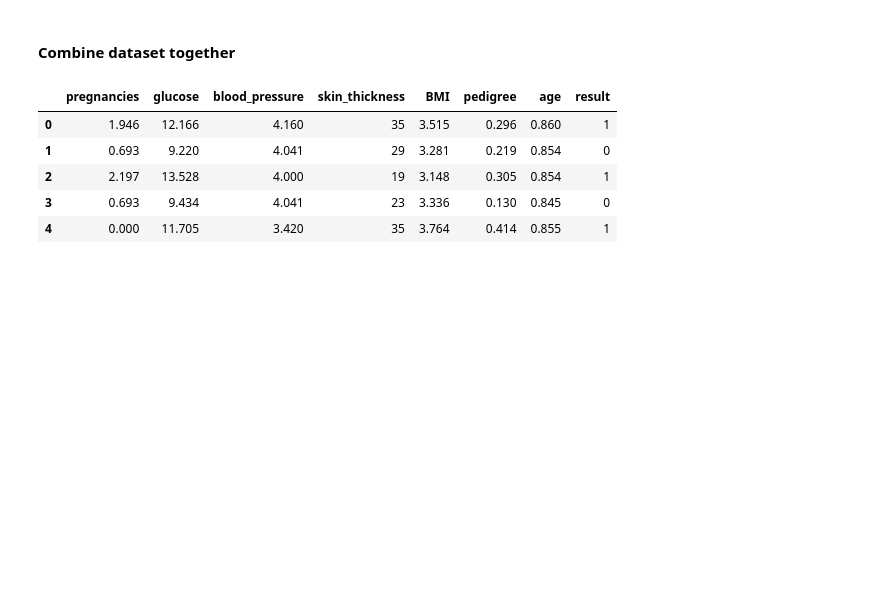
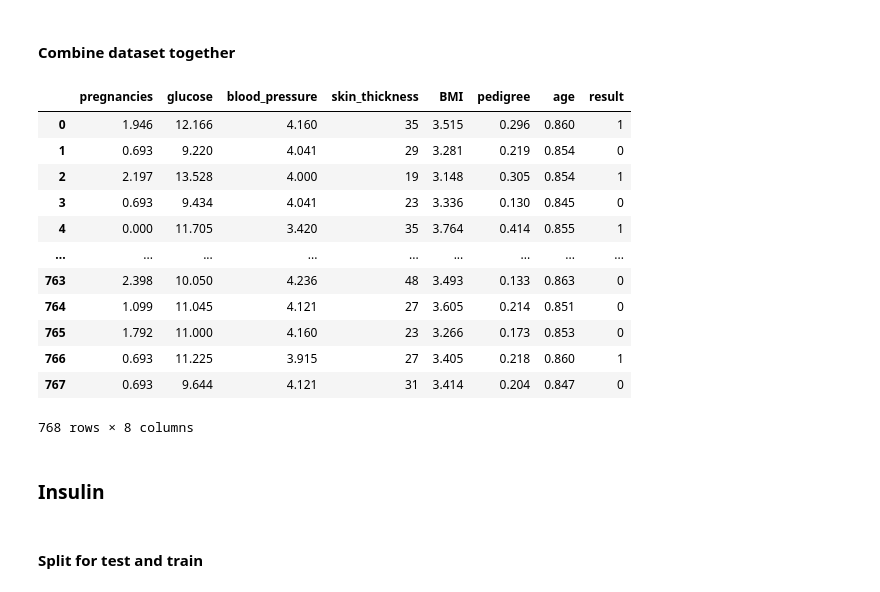
Before and after one commit to Dimildizio/DArc_course, a Jupyter notebook: EDA/PimaKaggle/Pima_indians_kaggle.ipynb, the cells around one changed output. Drawn from its saved outputs; the diff is of its cells as text; code cells hidden in the pictures; blank space fills up the shorter version.

```diff
--- a/EDA/PimaKaggle/Pima_indians_kaggle.ipynb
+++ b/EDA/PimaKaggle/Pima_indians_kaggle.ipynb
@@ -59,12 +65,16 @@ memory usage: 54.1 KB
 # %% [markdown]
 ### Convert float\int 64 to 32 for faster operatinos
 # %%
-for col in data.columns:
-  if data[col].dtype == 'float64':
-    data[col] = data[col].astype('float32')
+def convert_dtype(data):
+  for col in data.columns:
+    if data[col].dtype == 'float64':
+      data[col] = data[col].astype('float32')
 
-  elif data[col].dtype == 'int64':
-    data[col] = data[col].astype('int32')
+    elif data[col].dtype == 'int64':
+      data[col] = data[col].astype('int32')
+  return data
+# %%
+data = convert_dtype(data)
 # %% [markdown]
 ### Get statistics by columns
 # %%
@@ -382,7 +393,7 @@ iqr = get_iqr(gluc_df, 'glucose', side=0)
 # %% [markdown]
 One outlier, with no insulin, skin thickness and represents control group with no diabetes. We can drop it.
 # %%
-gluc_df = gluc_df[gluc_df['glucose'] > iqr]
+#gluc_df = gluc_df[gluc_df['glucose'] > iqr]
 # %% [markdown]
 ### BMI
 # %%
@@ -600,11 +605,22 @@ dfsk = dfsk[train_skin_df.columns]
 thick_df = pd.concat([train_skin_df, dfsk])
 thick_df = thick_df.sort_index().reset_index(drop=True)
 # %%
-thick_df.head()
+thick_df
 # %% [output]
 |  | pregnancies | glucose | blood_pressure | skin_thickness | BMI | pedigree | age | result |
 | 0 | 1.946 | 12.166 | 4.160 | 35 | 3.515 | 0.296 | 0.860 | 1 |
 | 1 | 0.693 | 9.220 | 4.041 | 29 | 3.281 | 0.219 | 0.854 | 0 |
 | 2 | 2.197 | 13.528 | 4.000 | 19 | 3.148 | 0.305 | 0.854 | 1 |
 | 3 | 0.693 | 9.434 | 4.041 | 23 | 3.336 | 0.130 | 0.845 | 0 |
 | 4 | 0.000 | 11.705 | 3.420 | 35 | 3.764 | 0.414 | 0.855 | 1 |
+| ... | ... | ... | ... | ... | ... | ... | ... | ... |
+| 763 | 2.398 | 10.050 | 4.236 | 48 | 3.493 | 0.133 | 0.863 | 0 |
+| 764 | 1.099 | 11.045 | 4.121 | 27 | 3.605 | 0.214 | 0.851 | 0 |
+| 765 | 1.792 | 11.000 | 4.160 | 23 | 3.266 | 0.173 | 0.853 | 0 |
+| 766 | 0.693 | 11.225 | 3.915 | 27 | 3.405 | 0.218 | 0.860 | 1 |
+| 767 | 0.693 | 9.644 | 4.121 | 31 | 3.414 | 0.204 | 0.847 | 0 |
+768 rows × 8 columns
+# %% [markdown]
+### Insulin
+# %% [markdown]
+#### Split for test and train
```
Also changed, not shown: parts of 36 cells of this notebook.
